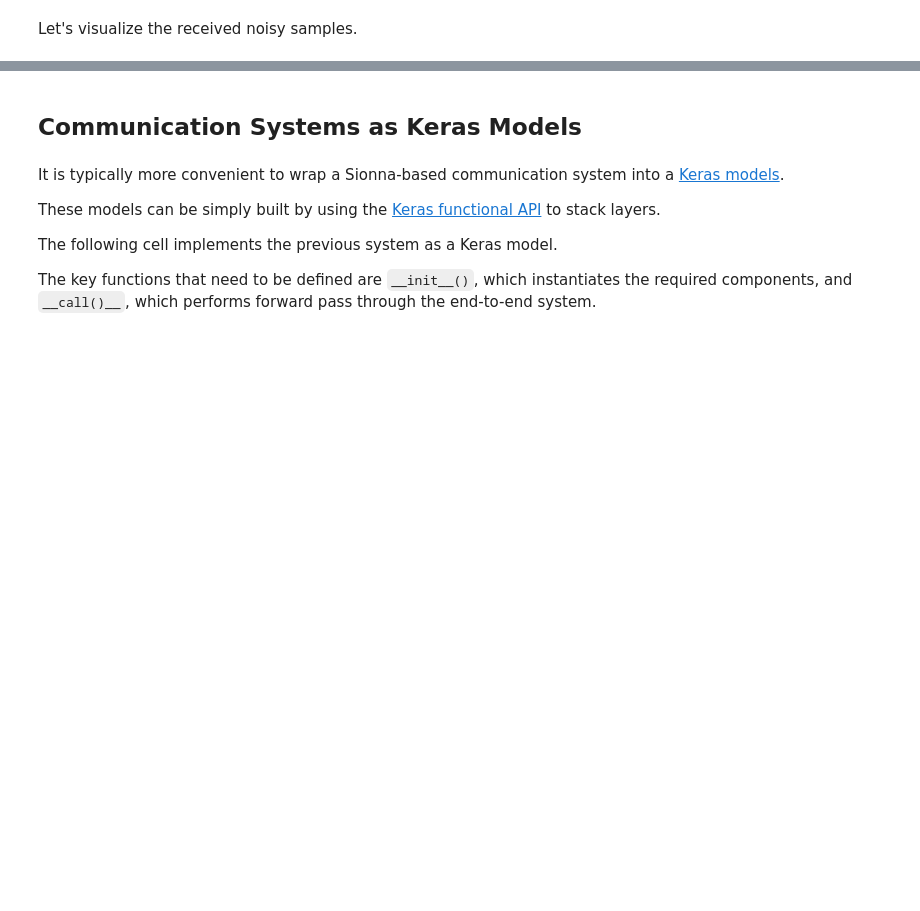
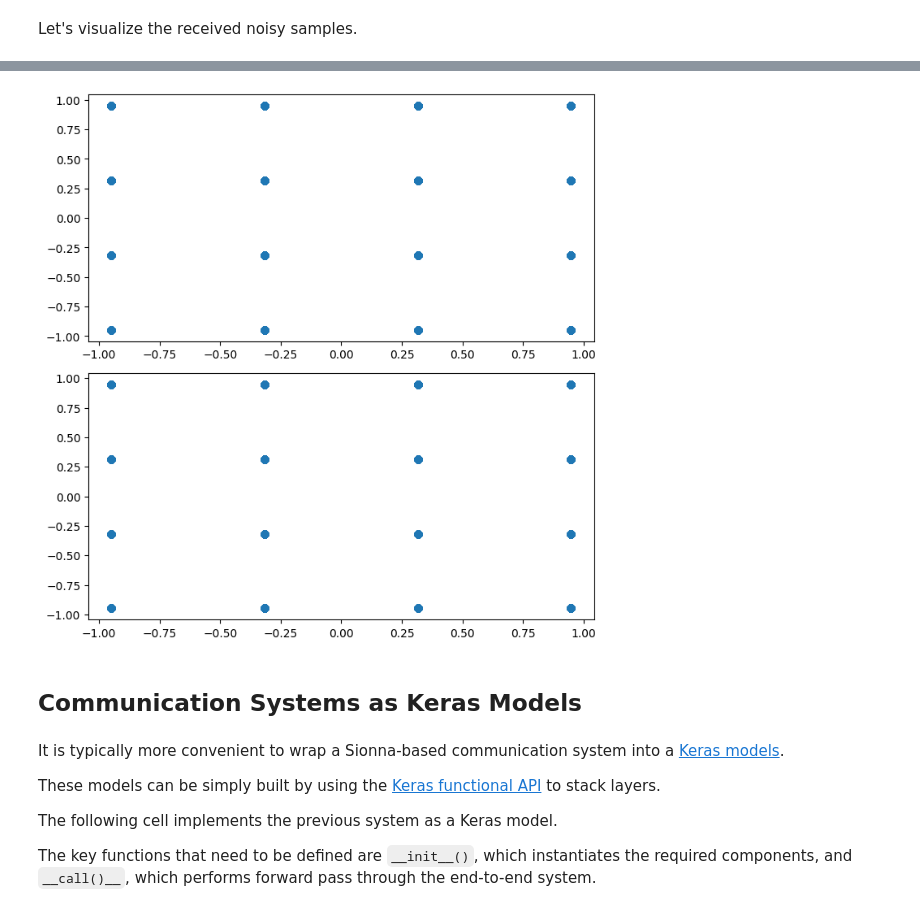
Before and after one commit to leeofaith/sionna, a Jupyter notebook: Jupyter Notebooks/Tutorial/For Beginners/Part1 Sionna_tutorial_part1.ipynb, the cells around one changed output, grey strips where cells are left out. Drawn from its saved outputs; the diff is of its cells as text; code cells hidden in the pictures; blank space fills up the shorter version.

```diff
--- a/Jupyter Notebooks/Tutorial/For Beginners/Part1 Sionna_tutorial_part1.ipynb
+++ b/Jupyter Notebooks/Tutorial/For Beginners/Part1 Sionna_tutorial_part1.ipynb
@@ -226,3 +341,38 @@ The [Bit-Interleaved Coded Modulation](https://nvlabs.github.io/sionna/examples/
+# %%
+from sionna.utils.misc import hard_decisions
+
+no_1 = sn.utils.ebnodb2no(ebno_db=10,
+                        num_bits_per_symbol=NUM_BITS_PER_SYMBOL,
+                        coderate=1.0) # Coderate set to 1 as we do uncoded transmission here
+
+demapper_1 = sn.mapping.Demapper("app", constellation=constellation)
+demapper_2 = sn.mapping.Demapper("maxlog", constellation=constellation)
+
+BATCH_SIZE = 64 # How many examples are processed by Sionna in parallel
+bits = binary_source([BATCH_SIZE,
+                      1024]) # Blocklength
+x = mapper(bits)
+y = awgn_channel([x, no_1])
+llr_1 = demapper_1([y, no_1])
+llr_2 = demapper_2([y, no_1])
+bits_hat_1 = hard_decisions(llr_1)
+bits_hat_2 = hard_decisions(llr_2)
+y_1 = mapper(bits_hat_1)
+y_2 = mapper(bits_hat_2)
+
+plt.figure(figsize=(7,7))
+plt.axes().set_aspect(1)
+plt.grid(True)
+plt.title('Channel output')
+plt.xlabel('Real Part')
+plt.ylabel('Imaginary Part')
+plt.subplot(2,1,1)
+plt.scatter(tf.math.real(y_1), tf.math.imag(y_1))
+plt.subplot(2,1,2)
+plt.scatter(tf.math.real(y_2), tf.math.imag(y_2))
+plt.tight_layout()
+# %% [output]
+[figure, added]
 # %% [markdown]
 ## Communication Systems as Keras Models
 # %% [markdown]
```
Also changed, not shown: parts of 21 cells of this notebook, 11 other files.
